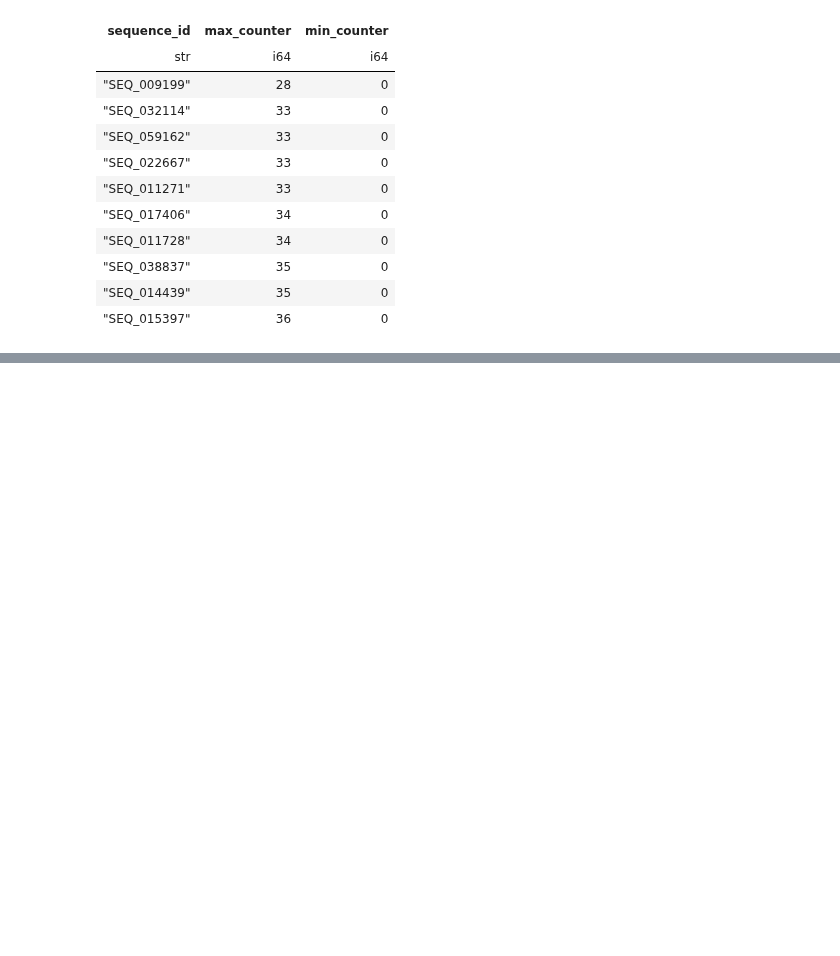
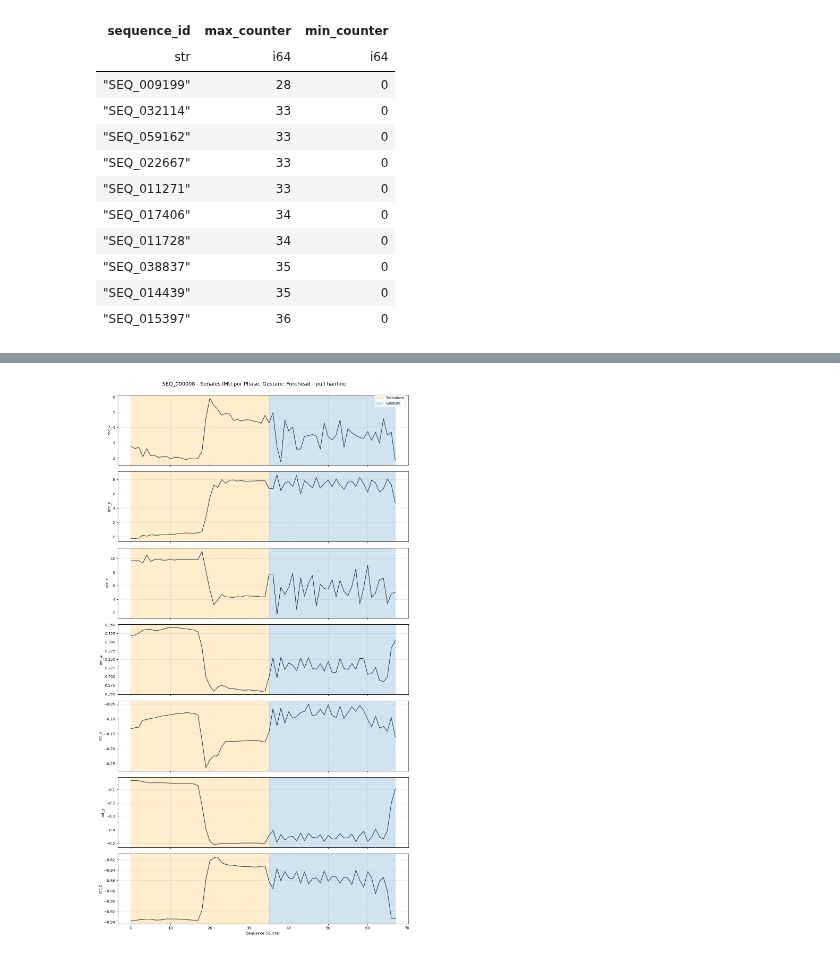
Before and after one commit to yabol02/detect_behavior_competition, a Jupyter notebook: eda.ipynb, the cells around one changed output, grey strips where cells are left out. Saved outputs shown, nothing was run; the diff lists cells and outputs as text; code cells hidden in the pictures; blank space fills up the shorter version.

Commit message:
Added phase visualization to EDA

```diff
--- a/eda.ipynb
+++ b/eda.ipynb
@@ -678,0 +746,4 @@ shape: (10, 3)
+# %%
+print_basics_sequence(train_lf, sequence_id="SEQ_000008")
+# %% [output]
+[figure, added]
```
Also changed, not shown: parts of 6 cells of this notebook.
